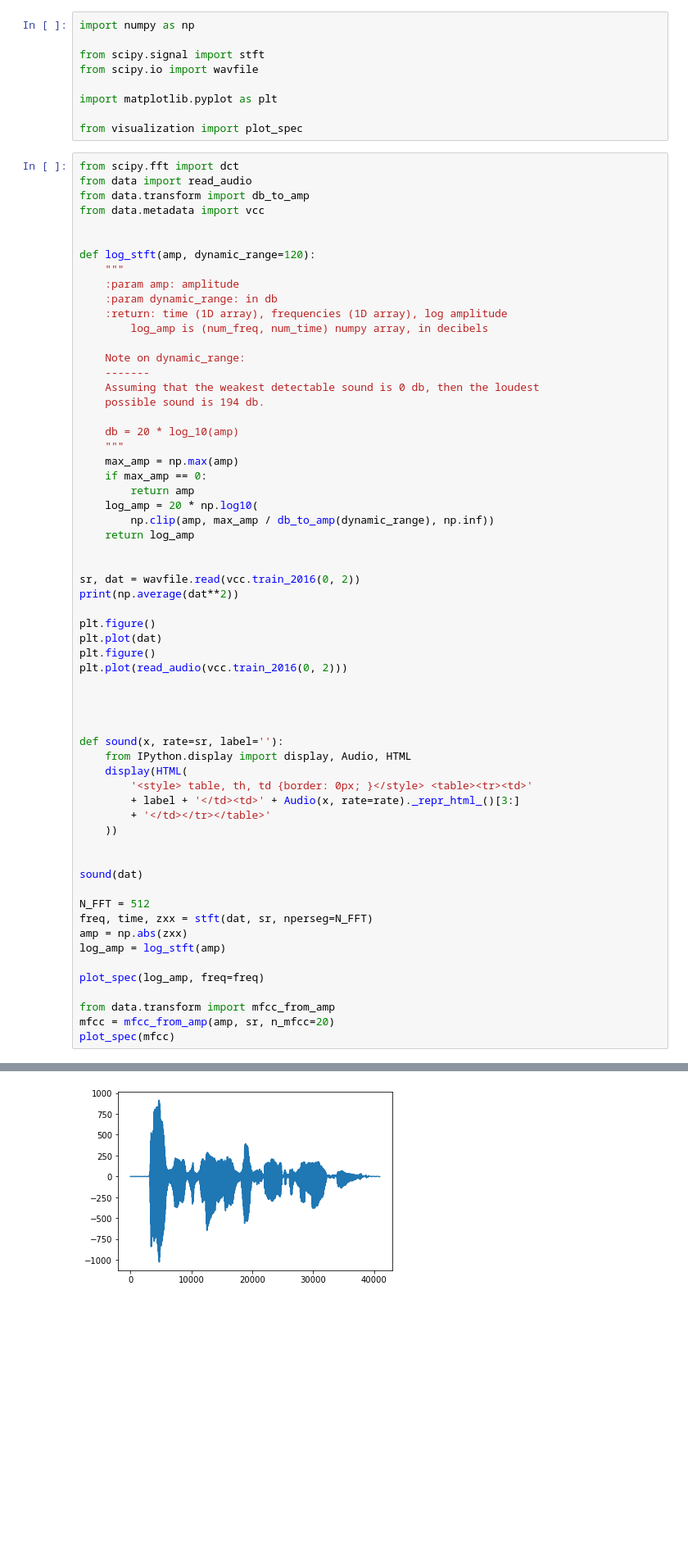
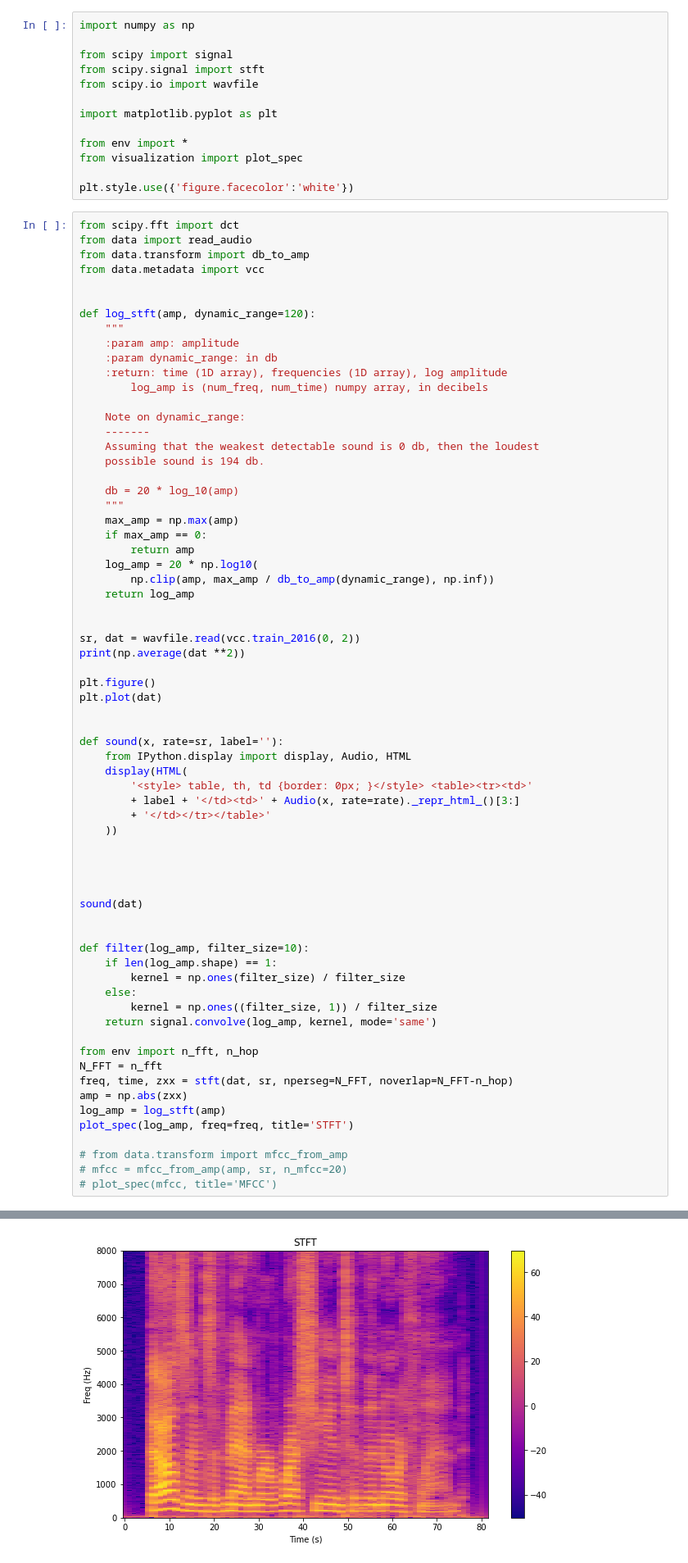
Before and after one commit to yunquian/CS-545-Project, a Jupyter notebook: spec_visualization.ipynb, the cells around one changed output, grey strips where cells are left out. Shown at 82% size. Cells and saved outputs as stored; diff of their text form; blank space fills up the shorter version.

```diff
--- a/spec_visualization.ipynb
+++ b/spec_visualization.ipynb
@@ -3,12 +8,16 @@
 # %%
 import numpy as np
 
+from scipy import signal
 from scipy.signal import stft
 from scipy.io import wavfile
 
 import matplotlib.pyplot as plt
 
+from env import *
 from visualization import plot_spec
+
+plt.style.use({'figure.facecolor':'white'})
 # %%
 from scipy.fft import dct
 from data import read_audio
@@ -35,43 +44,49 @@ def log_stft(amp, dynamic_range=120):
         return amp
     log_amp = 20 * np.log10(
         np.clip(amp, max_amp / db_to_amp(dynamic_range), np.inf))
     return log_amp
 
 
 sr, dat = wavfile.read(vcc.train_2016(0, 2))
-print(np.average(dat**2))
+print(np.average(dat **2))
 
 plt.figure()
 plt.plot(dat)
-plt.figure()
-plt.plot(read_audio(vcc.train_2016(0, 2)))
-
-
 
 
 def sound(x, rate=sr, label=''):
     from IPython.display import display, Audio, HTML
     display(HTML(
         '<style> table, th, td {border: 0px; }</style> <table><tr><td>'
         + label + '</td><td>' + Audio(x, rate=rate)._repr_html_()[3:]
         + '</td></tr></table>'
     ))
 
 
+
+
 sound(dat)
 
-N_FFT = 512
-freq, time, zxx = stft(dat, sr, nperseg=N_FFT)
+
+def filter(log_amp, filter_size=10):
+    if len(log_amp.shape) == 1:
+        kernel = np.ones(filter_size) / filter_size
+    else:
+        kernel = np.ones((filter_size, 1)) / filter_size
+    return signal.convolve(log_amp, kernel, mode='same')
+
+from env import n_fft, n_hop
+N_FFT = n_fft
+freq, time, zxx = stft(dat, sr, nperseg=N_FFT, noverlap=N_FFT-n_hop)
 amp = np.abs(zxx)
 log_amp = log_stft(amp)
+plot_spec(log_amp, freq=freq, title='STFT')
 
-plot_spec(log_amp, freq=freq)
-
-from data.transform import mfcc_from_amp
-mfcc = mfcc_from_amp(amp, sr, n_mfcc=20)
-plot_spec(mfcc)
+# from data.transform import mfcc_from_amp
+# mfcc = mfcc_from_amp(amp, sr, n_mfcc=20)
+# plot_spec(mfcc, title='MFCC')
 # %% [output]
 981.8088030661817
 |  |  |
 [figure]
-[figure, old version]
+[figure, new version]
```
Also changed, not shown: parts of 14 cells of this notebook, 14 other files.
